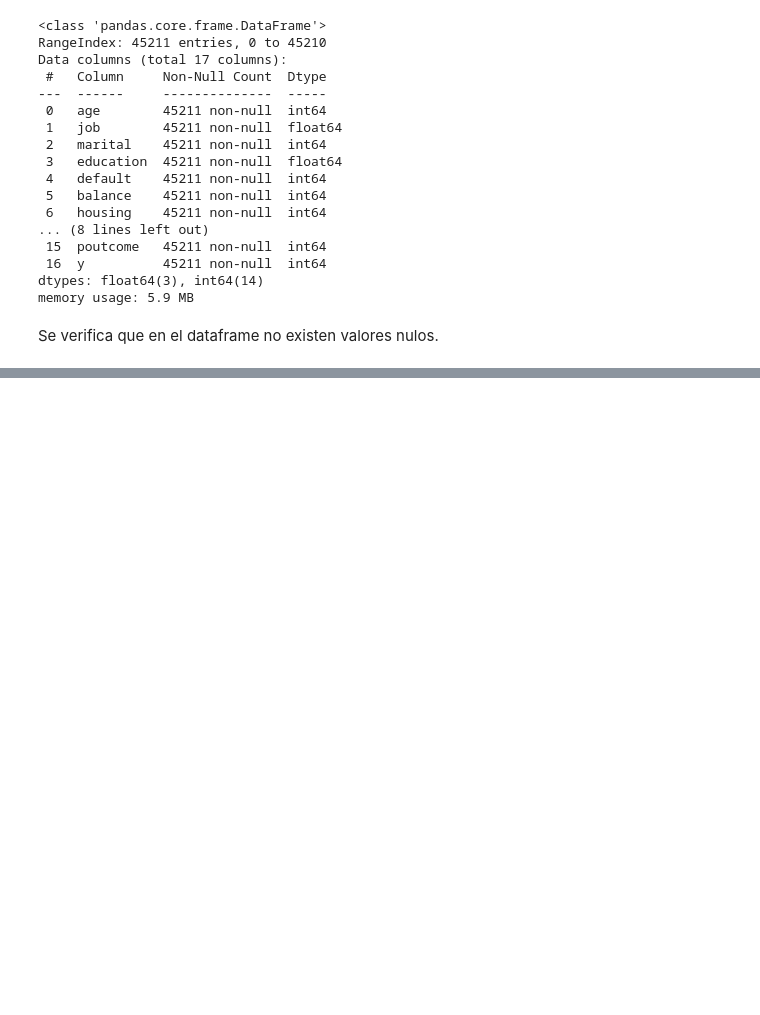
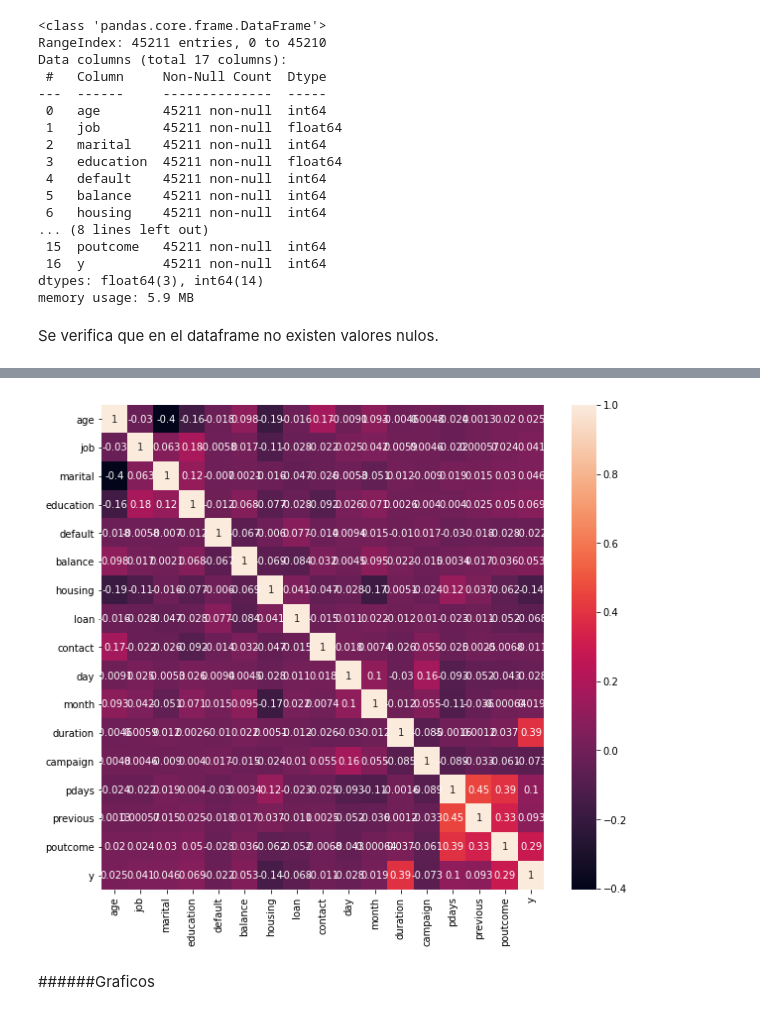
Before and after one commit to cristiandarioortegayubro/Maestria-Ciencia-de-Datos-UBA-FCE, a Jupyter notebook: Taller_de_Programacion/TF_TPP_ORTEGA_YUBRO.ipynb, the cells around one changed output, grey strips where cells are left out. Saved outputs shown, nothing was run; the diff lists cells and outputs as text; code cells hidden in the pictures; blank space fills up the shorter version.

```diff
--- a/Taller_de_Programacion/TF_TPP_ORTEGA_YUBRO.ipynb
+++ b/Taller_de_Programacion/TF_TPP_ORTEGA_YUBRO.ipynb
@@ -644,0 +682,3 @@ Se verifica que en el dataframe no existen valores nulos.
+# %%
+bankfullcorrelacion = bankfull.corr()
+bankfullcorrelacion
@@ -644,0 +704,10 @@ Se verifica que en el dataframe no existen valores nulos.
+# %%
+plt.figure(figsize=(10,9))
+sns.heatmap(bankfullcorrelacion,
+            annot=True)
+
+plt.show()
+# %% [output]
+[figure, added]
+# %% [markdown]
+######Graficos
```
Also changed, not shown: parts of 14 cells of this notebook.
